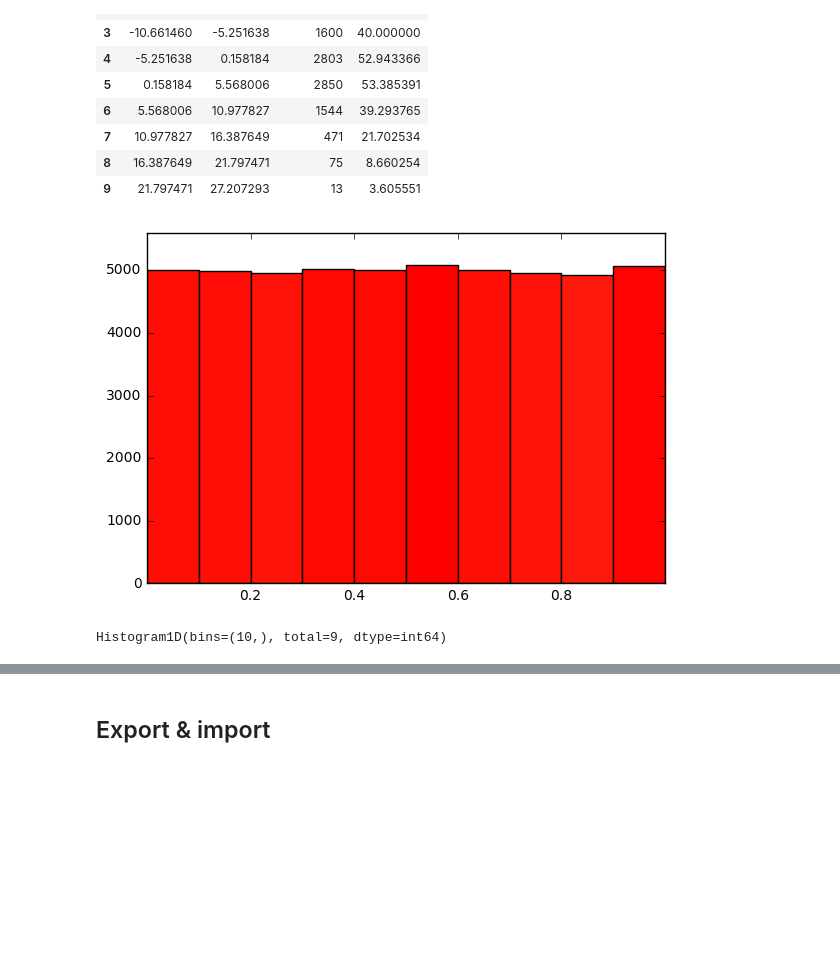
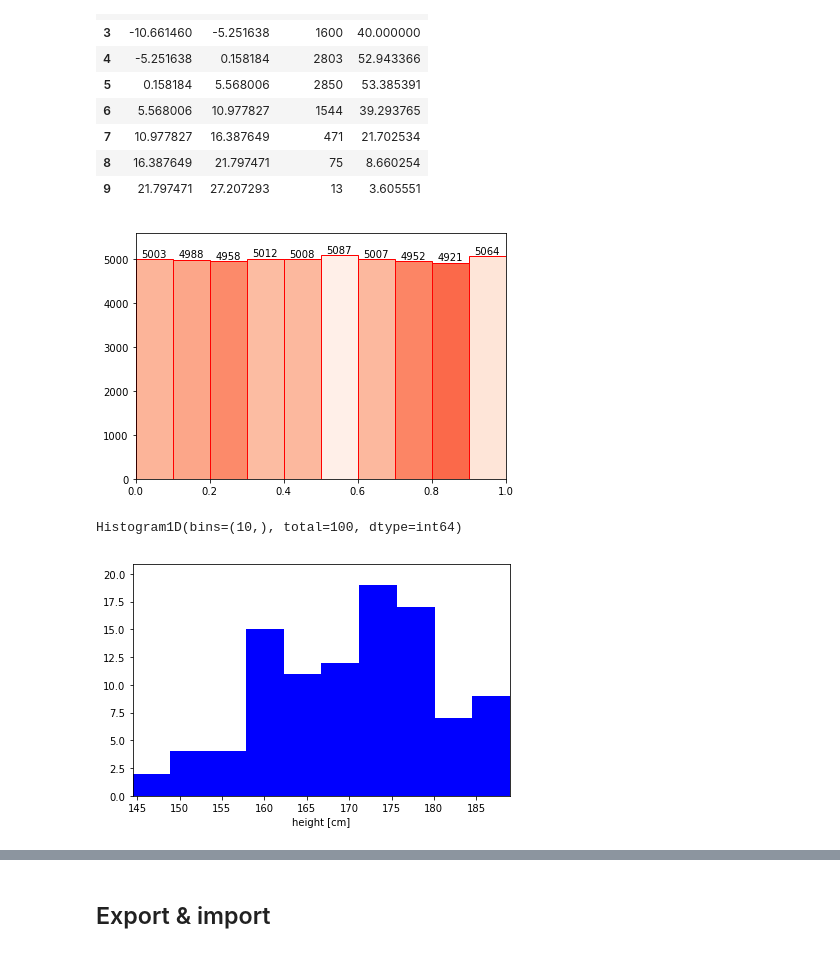
Before and after one commit to janpipek/physt, a Jupyter notebook: doc/tutorial.ipynb, the cells around one changed output, grey strips where cells are left out. Saved outputs shown, nothing was run; the diff lists cells and outputs as text; code cells hidden in the pictures; blank space fills up the shorter version.

```diff
--- a/doc/tutorial.ipynb
+++ b/doc/tutorial.ipynb
@@ -508,17 +508,20 @@ hist.to_dataframe()
 # %%
 # Works on xarray
 import xarray as xr
 arr = xr.DataArray(np.random.rand(10, 50, 100))
-histogram(arr).plot(cmap="rainbow");
+histogram(arr).plot(cmap="Reds_r", cmap_min=4744, cmap_max=5100, lw=1, edgecolor="red", show_values=True);
 # %% [output]
-[figure, old version]
+[figure, new version]
 # %%
 # Works on pandas dataseries
 import pandas as pd
-series = pd.Series(heights)
-histogram(series)
+series = pd.Series(heights, name="height [cm]")
+hist = histogram(series, title="Height distribution")
+hist.plot()
+hist
 # %% [output]
-Histogram1D(bins=(10,), total=9, dtype=int64)
+Histogram1D(bins=(10,), total=100, dtype=int64)
+[figure, added]
 # %%
 # Works on blaze data fields
 from blaze import Data
```
Also changed, not shown: parts of 18 cells of this notebook, 7 other files.
